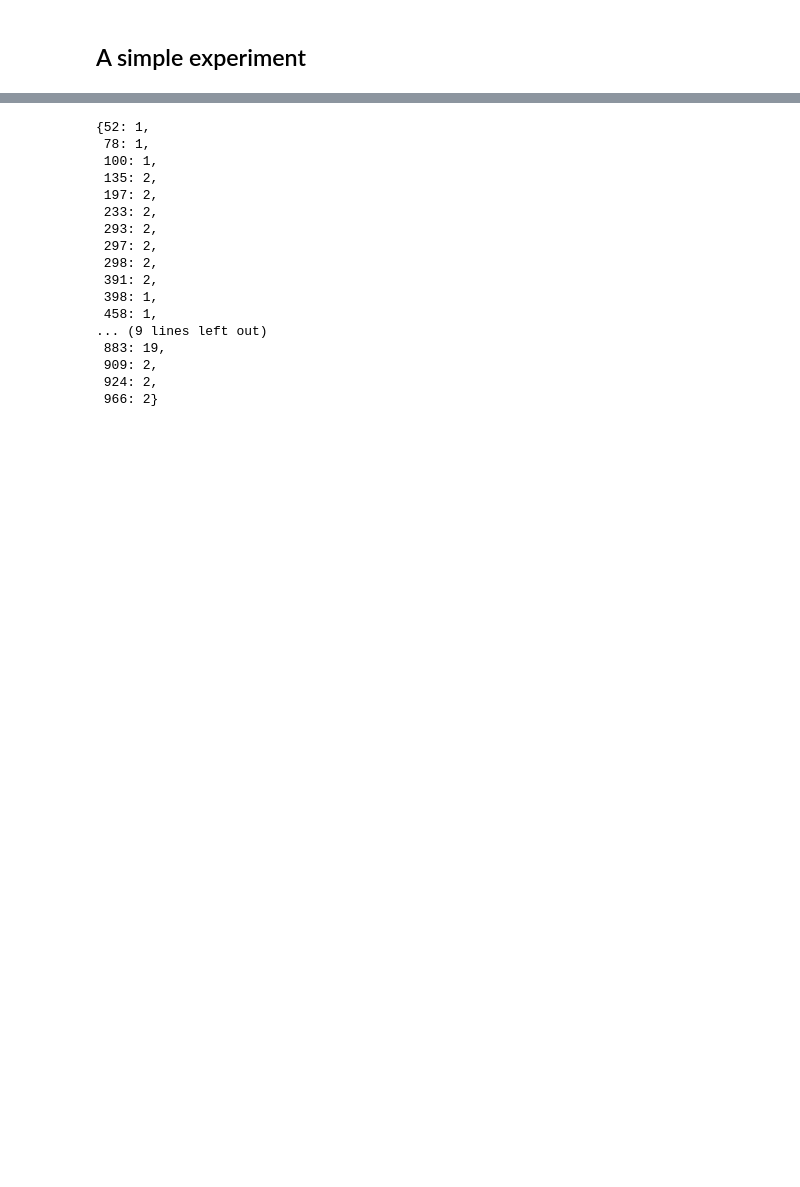
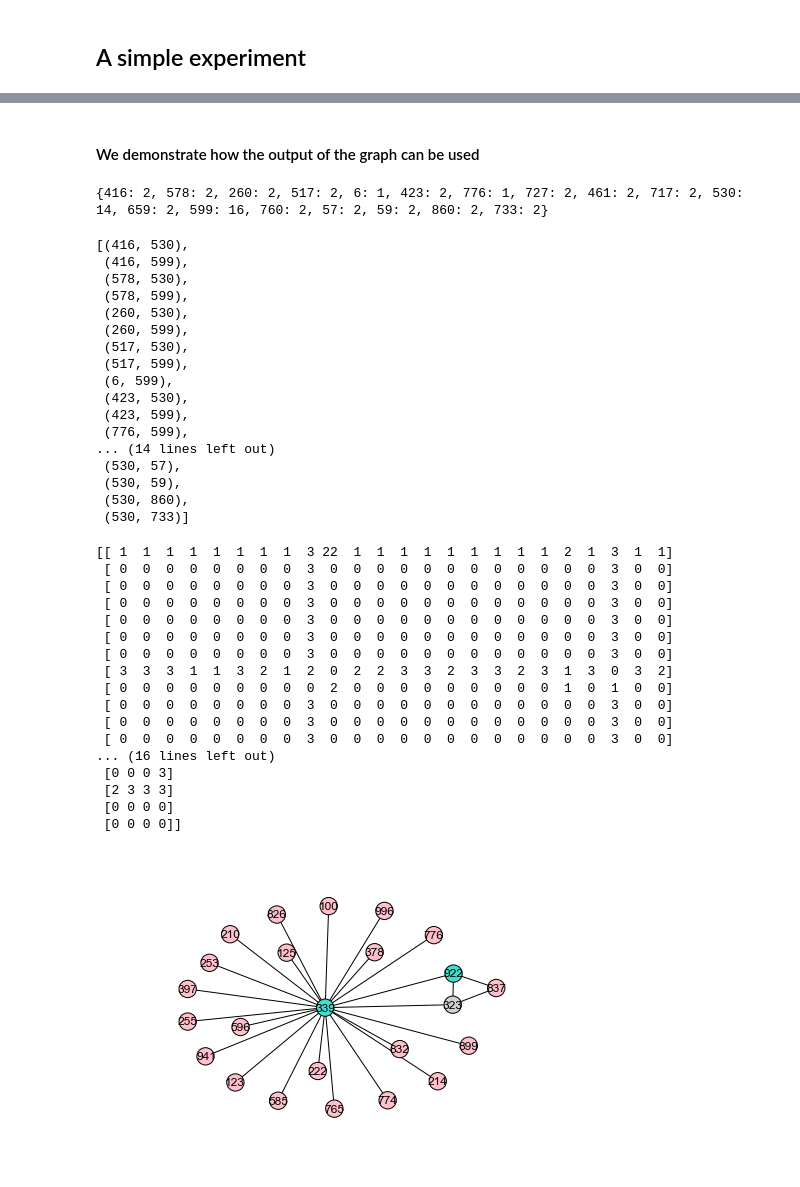
Before and after one commit to Cronjaeger/almost-infinite-sites-recursions, a Jupyter notebook: ipython_notebooks/Computational Experiment -- Recombination vs Recurrence.ipynb, the cells around one changed output, grey strips where cells are left out. Drawn from its saved outputs; the diff is of its cells as text; code cells hidden in the pictures; blank space fills up the shorter version.

```diff
--- a/ipython_notebooks/Computational Experiment -- Recombination vs Recurrence.ipynb
+++ b/ipython_notebooks/Computational Experiment -- Recombination vs Recurrence.ipynb
@@ -154,25 +175,52 @@ sim = results['simulation']
 # %%
 # print sim.site_mutationCount
 # print [c for c in results['components_as_sets'] if len(c) > 1]
+# %% [markdown]
+#### We demonstrate how the output of the graph can be used
 # %%
 #large_components = [g_sim for g_sim in results['components'] if len(g_sim.nodes()) > 1]
 largest_connected_component = max(results['components'], key = lambda g: len(g.nodes()))
-largest_connected_component.degree()
+print largest_connected_component.degree()
+largest_connected_component.edges()
 # %% [output]
-{52: 1,
- 78: 1,
- 100: 1,
- 135: 2,
- 197: 2,
- 233: 2,
- 293: 2,
- 297: 2,
- 298: 2,
- 391: 2,
- 398: 1,
- 458: 1,
-... (9 lines left out)
- 883: 19,
- 909: 2,
- 924: 2,
- 966: 2}
+{416: 2, 578: 2, 260: 2, 517: 2, 6: 1, 423: 2, 776: 1, 727: 2, 461: 2, 717: 2, 530: 14, 659: 2, 599: 16, 760: 2, 57: 2, 59: 2, 860: 2, 733: 2}
+[(416, 530),
+ (416, 599),
+ (578, 530),
+ (578, 599),
+ (260, 530),
+ (260, 599),
+ (517, 530),
+ (517, 599),
+ (6, 599),
+ (423, 530),
+ (423, 599),
+ (776, 599),
+... (14 lines left out)
+ (530, 57),
+ (530, 59),
+ (530, 860),
+ (530, 733)]
+# %%
+np.random.seed(172300001)
+results = simulate_single_graph_and_output_incompatibility_graph(n =15, L = 1000, theta = 25.0, draw_largest_connected_component = True)
+determine_S_of_connected_components(results,with_header=True)
+# %% [output]
+[[ 1  1  1  1  1  1  1  1  3 22  1  1  1  1  1  1  1  1  1  2  1  3  1  1]
+ [ 0  0  0  0  0  0  0  0  3  0  0  0  0  0  0  0  0  0  0  0  0  3  0  0]
+ [ 0  0  0  0  0  0  0  0  3  0  0  0  0  0  0  0  0  0  0  0  0  3  0  0]
+ [ 0  0  0  0  0  0  0  0  3  0  0  0  0  0  0  0  0  0  0  0  0  3  0  0]
+ [ 0  0  0  0  0  0  0  0  3  0  0  0  0  0  0  0  0  0  0  0  0  3  0  0]
+ [ 0  0  0  0  0  0  0  0  3  0  0  0  0  0  0  0  0  0  0  0  0  3  0  0]
+ [ 0  0  0  0  0  0  0  0  3  0  0  0  0  0  0  0  0  0  0  0  0  3  0  0]
+ [ 3  3  3  1  1  3  2  1  2  0  2  2  3  3  2  3  3  2  3  1  3  0  3  2]
+ [ 0  0  0  0  0  0  0  0  0  2  0  0  0  0  0  0  0  0  0  1  0  1  0  0]
+ [ 0  0  0  0  0  0  0  0  3  0  0  0  0  0  0  0  0  0  0  0  0  3  0  0]
+ [ 0  0  0  0  0  0  0  0  3  0  0  0  0  0  0  0  0  0  0  0  0  3  0  0]
+ [ 0  0  0  0  0  0  0  0  3  0  0  0  0  0  0  0  0  0  0  0  0  3  0  0]
+... (16 lines left out)
+ [0 0 0 3]
+ [2 3 3 3]
+ [0 0 0 0]
+ [0 0 0 0]]
+[figure, added]
```
Also changed, not shown: parts of 23 cells of this notebook.
